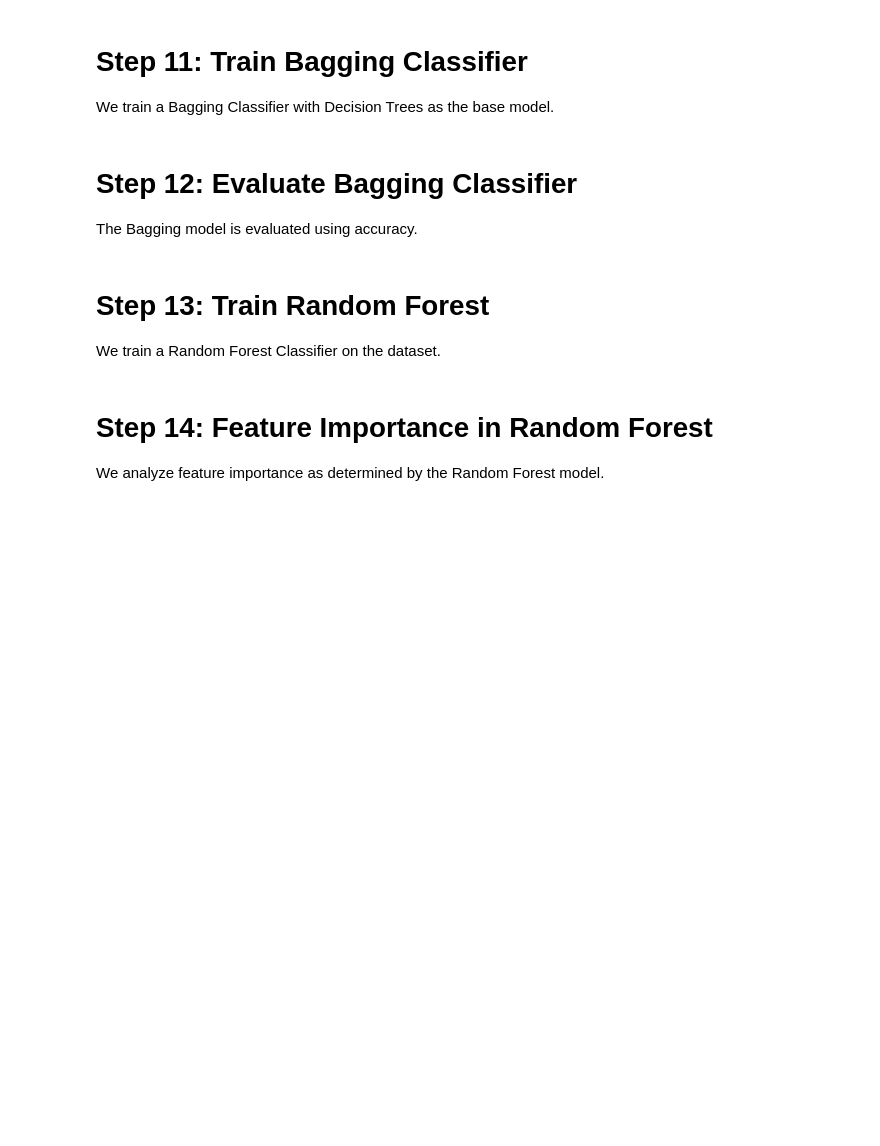
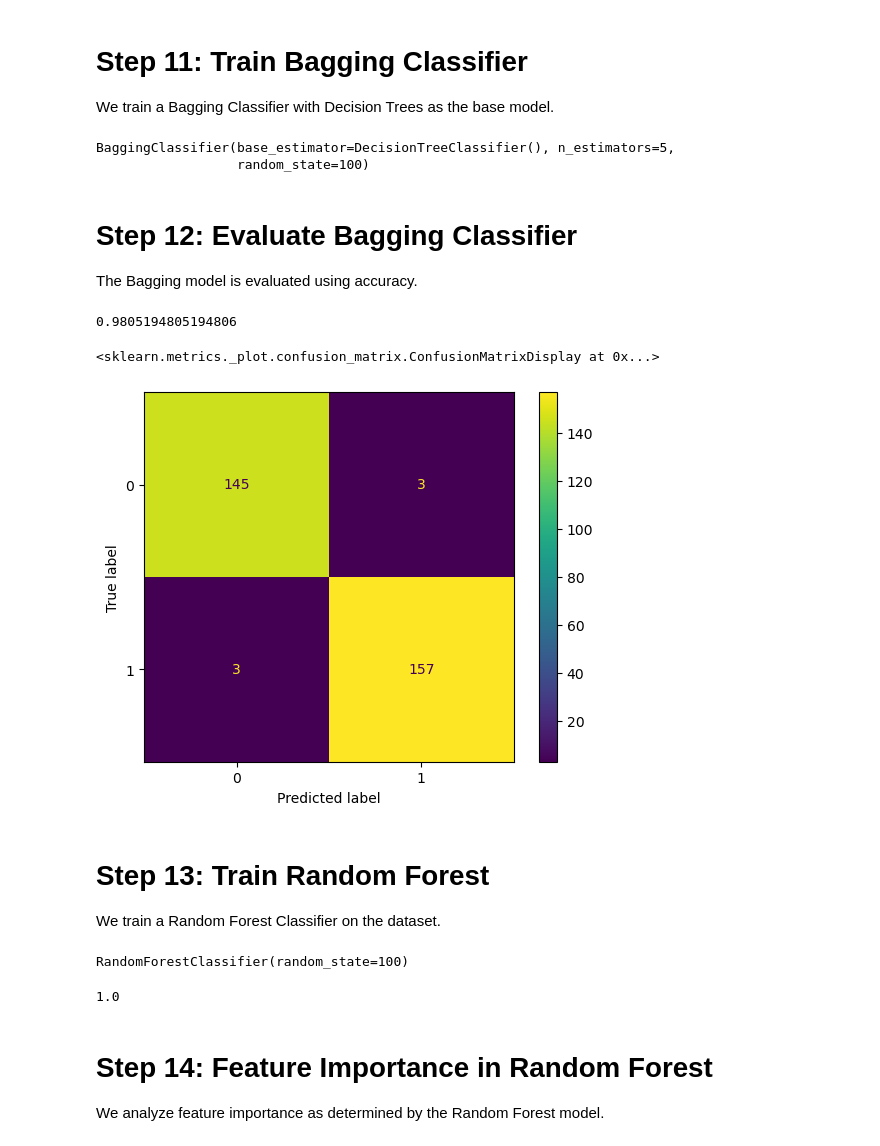
Before and after one commit to MeetBagda/Machine-Learning-Practical-Lab, a Jupyter notebook: ML_LAB_8/Lab 8.ipynb, the cells around one changed output. Cells and saved outputs as stored; diff of their text form; code cells hidden in the pictures; blank space fills up the shorter version.

Commit message:
LAB_8 : done with begging classificier and random forest classifier

```diff
--- a/ML_LAB_8/Lab 8.ipynb
+++ b/ML_LAB_8/Lab 8.ipynb
@@ -217,6 +218,30 @@ We train a Bagging Classifier with Decision Trees as the base model.
+# %%
+beg_class = BaggingClassifier(base_estimator=DecisionTreeClassifier(), n_estimators=5, random_state=100)
+# %%
+beg_class.fit(x_train, y_train)
+# %% [output]
+BaggingClassifier(base_estimator=DecisionTreeClassifier(), n_estimators=5,
+                  random_state=100)
 # %% [markdown]
 # Step 12: Evaluate Bagging Classifier
 The Bagging model is evaluated using accuracy.
+# %%
+beg_class.score(x_test, y_test)
+
+# whta if we didnt use score method in new beg. model
+# then we have to use accuracy_score method to calculate the accuracy.
+# and in this accuracy_score method we have to pass the y_test and y_predict variable.
+# y_predict = beg_class.predict(x_test)
+# this predict method internally take first tuple and give it to all 5 models and then take the second tuple and give it to all 5 models and so on.
+# %% [output]
+0.9805194805194806
+# %%
+ConfusionMatrixDisplay.from_estimator(beg_class, x_test, y_test)
+
+# here we decrease the missclassification rate by using bagging classifier.
+# %% [output]
+<sklearn.metrics._plot.confusion_matrix.ConfusionMatrixDisplay at 0x...>
+[figure, added]
 # %% [markdown]
 # Step 13: Train Random Forest
 We train a Random Forest Classifier on the dataset.
@@ -222,0 +256,4 @@ We train a Random Forest Classifier on the dataset.
+# %%
+rfc.fit(x_train, y_train)
+# %% [output]
+RandomForestClassifier(random_state=100)
@@ -223,3 +262,8 @@ We train a Random Forest Classifier on the dataset.
+# %%
+accuracy_rfc = accuracy_score(y_test, y_pred_rfc)
+accuracy_rfc
+# %% [output]
+1.0
 # %% [markdown]
 # Step 14: Feature Importance in Random Forest
 We analyze feature importance as determined by the Random Forest model.
```
Also changed, not shown: parts of 10 cells of this notebook.
